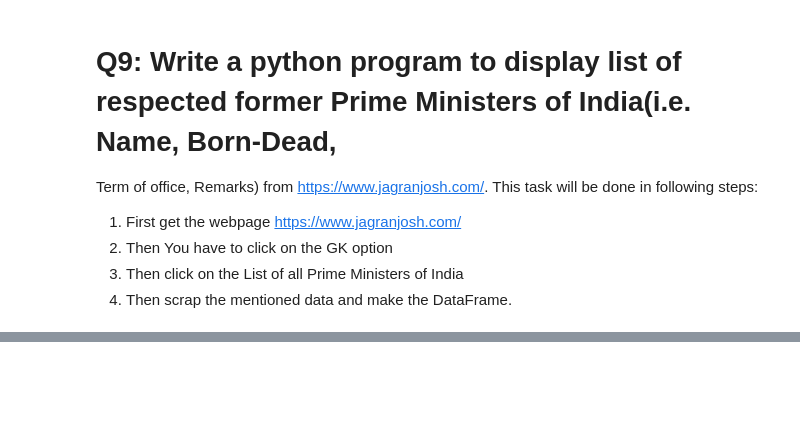
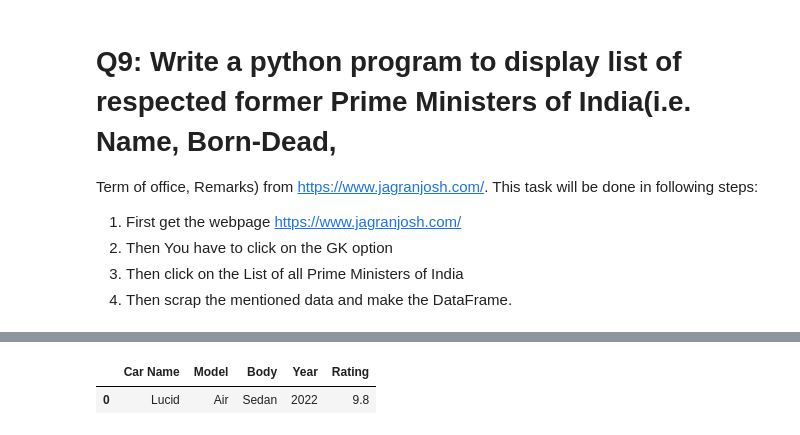
Before and after one commit to Nirajmishradatascience/Selenum, a Jupyter notebook: Webscrapping Selenium-assignment .ipynb, the cells around one changed output, grey strips where cells are left out. Drawn from its saved outputs; the diff is of its cells as text; code cells hidden in the pictures; blank space fills up the shorter version.

```diff
--- a/Webscrapping Selenium-assignment .ipynb
+++ b/Webscrapping Selenium-assignment .ipynb
@@ -762,0 +830,11 @@ This task will be done in following steps:
+# %%
+import pandas as pd
+from selenium import webdriver
+from selenium.common.exceptions import NoSuchElementException
+
+# Connecting WebDriver
+driver = webdriver.Chrome(r'C:\Windows\chromedriver.exe')
+
+# Opening azquotes.com
+url = 'https://www.motor1.com/'
+driver.get(url)
@@ -762,0 +848,20 @@ This task will be done in following steps:
+# %%
+# Scraping the data
+car_list = []
+table_rows = driver.find_elements_by_xpath('//*[@id="page_index_submodels_ratings-list"]/div[7]')
+for row in table_rows:
+    name = row.find_element_by_xpath('//div[@class="model-title"]').text
+    model = row.find_element_by_xpath('//div[@class="model-subtitle"]').text
+    body = row.find_element_by_xpath('//div[@class="model-type"]').text
+    year = row.find_element_by_xpath('//div[@class="model-year"]').text
+    rating = row.find_element_by_xpath('//div[@class="model-verdict"]').text
+
+    car_list.append([name, model, body, year, rating])
+
+# Creating a DataFrame
+df = pd.DataFrame(car_list, columns=['Car Name', 'Model', 'Body', 'Year', 'Rating'])
+df = df.apply(lambda x: x.str.replace('\n', ', '))
+df.head(50)  # Displaying the first 50 most expensive cars
+# %% [output]
+|  | Car Name | Model | Body | Year | Rating |
+| 0 | Lucid | Air | Sedan | 2022 | 9.8 |
```
Also changed, not shown: parts of 11 cells of this notebook.
